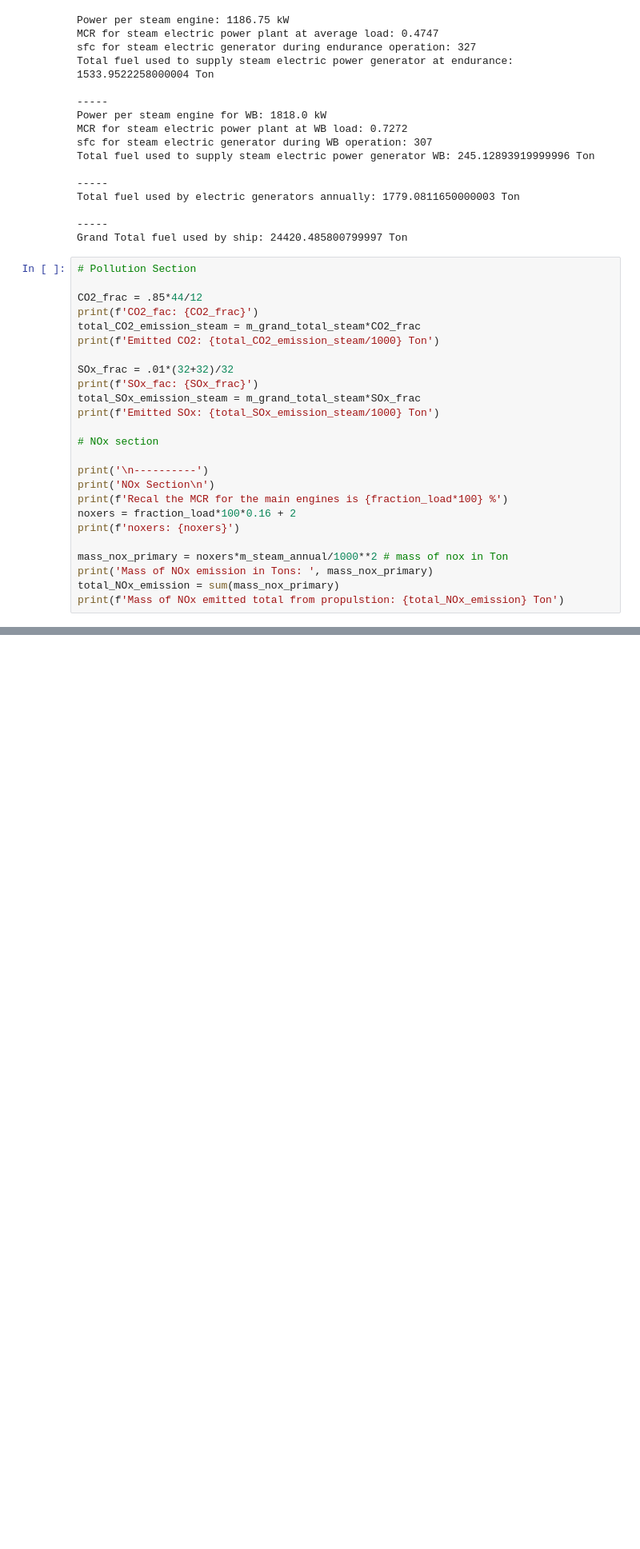
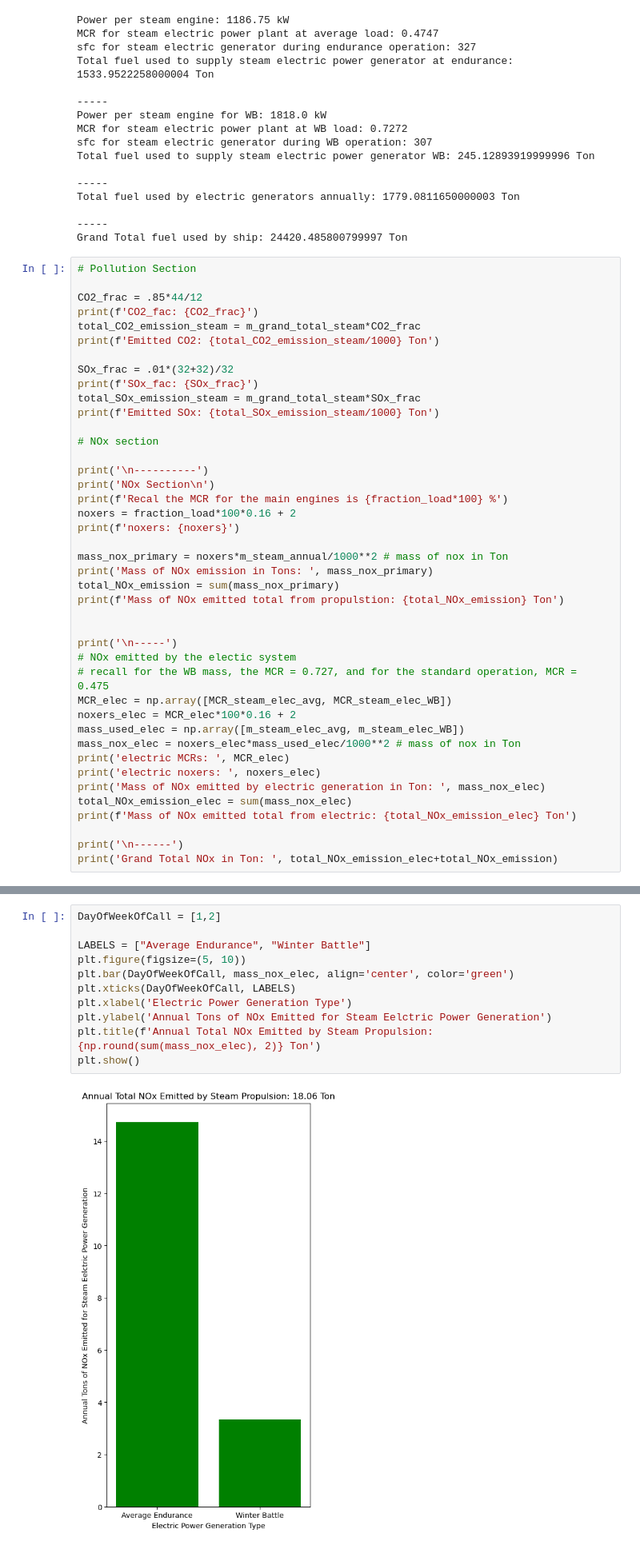
Before and after one commit to vandelij/marine_propulsion, a Jupyter notebook: final_project.ipynb, the cells around one changed output, grey strips where cells are left out. Shown at 80% size. Cells and saved outputs as stored; diff of their text form; blank space fills up the shorter version.

```diff
--- a/final_project.ipynb
+++ b/final_project.ipynb
@@ -162,6 +162,23 @@ mass_nox_primary = noxers*m_steam_annual/1000**2 # mass of nox in Ton
 print('Mass of NOx emission in Tons: ', mass_nox_primary)
 total_NOx_emission = sum(mass_nox_primary)
 print(f'Mass of NOx emitted total from propulstion: {total_NOx_emission} Ton')
+
+
+print('\n-----')
+# NOx emitted by the electic system
+# recall for the WB mass, the MCR = 0.727, and for the standard operation, MCR = 0.475
+MCR_elec = np.array([MCR_steam_elec_avg, MCR_steam_elec_WB])
+noxers_elec = MCR_elec*100*0.16 + 2
+mass_used_elec = np.array([m_steam_elec_avg, m_steam_elec_WB])
+mass_nox_elec = noxers_elec*mass_used_elec/1000**2 # mass of nox in Ton
+print('electric MCRs: ', MCR_elec)
+print('electric noxers: ', noxers_elec)
+print('Mass of NOx emitted by electric generation in Ton: ', mass_nox_elec)
+total_NOx_emission_elec = sum(mass_nox_elec)
+print(f'Mass of NOx emitted total from electric: {total_NOx_emission_elec} Ton')
+
+print('\n------')
+print('Grand Total NOx in Ton: ', total_NOx_emission_elec+total_NOx_emission)
 # %% [output]
 CO2_fac: 3.1166666666666667
 Emitted CO2: 76110.51407915998 Ton
@@ -184,3 +206,16 @@ plt.title(f'Total NOx Emitted by Steam Propulsion: {np.round(sum(mass_nox_primar
 # %% [output]
 Text(0.5, 1.0, 'Total NOx Emitted by Steam Propulsion: 176.91 Ton')
 [figure]
+# %%
+DayOfWeekOfCall = [1,2]
+
+LABELS = ["Average Endurance", "Winter Battle"]
+plt.figure(figsize=(5, 10))
+plt.bar(DayOfWeekOfCall, mass_nox_elec, align='center', color='green')
+plt.xticks(DayOfWeekOfCall, LABELS)
+plt.xlabel('Electric Power Generation Type')
+plt.ylabel('Annual Tons of NOx Emitted for Steam Eelctric Power Generation')
+plt.title(f'Annual Total NOx Emitted by Steam Propulsion: {np.round(sum(mass_nox_elec), 2)} Ton')
+plt.show()
+# %% [output]
+[figure, added]
```
Also changed, not shown: parts of 1 cell of this notebook.
